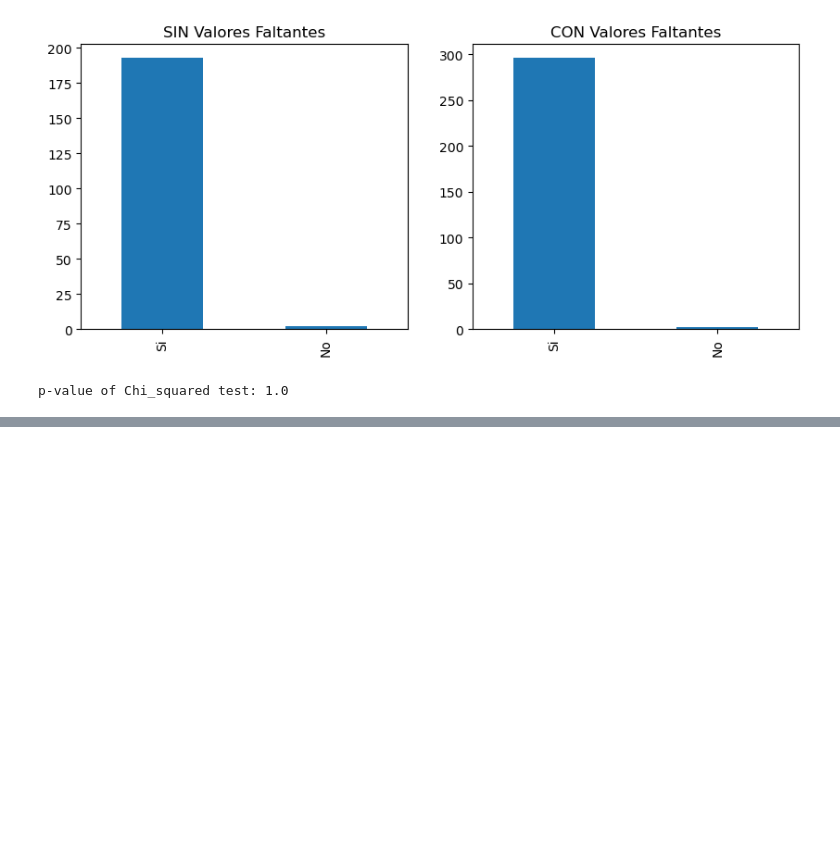
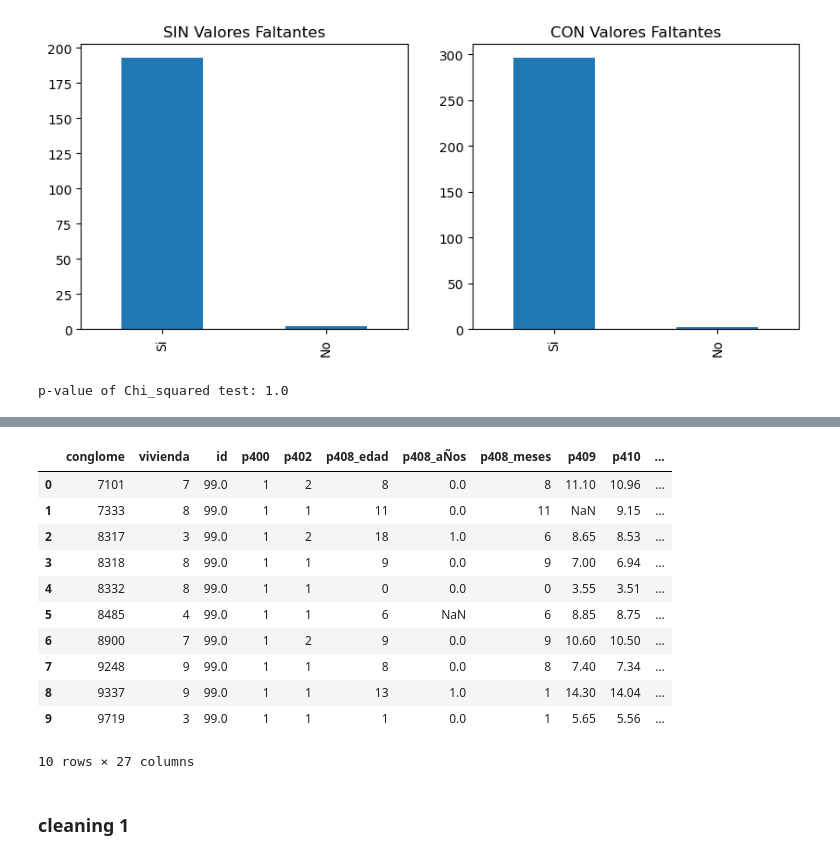
Before and after one commit to camilacod/Final_ACD, a Jupyter notebook: Transform.ipynb, the cells around one changed output, grey strips where cells are left out. Saved outputs shown, nothing was run; the diff lists cells and outputs as text; code cells hidden in the pictures; blank space fills up the shorter version.

```diff
--- a/Transform.ipynb
+++ b/Transform.ipynb
@@ -787,0 +933,4 @@ MCR
+# %%
+query_hem = 'select * from schema_nutri.res_sin_id_400'
+# %%
+data_hem = pd.read_sql_query(query_hem, conn)
@@ -787,0 +957,2 @@ MCR
+# %%
+data_merg_hem = pd.merge(data_hem, merged_data, on = ['conglome', 'vivienda', 'id'])
@@ -787,0 +979,17 @@ MCR
+# %%
+data_merg_hem.head(10)
+# %% [output]
+|  | conglome | vivienda | id | p400 | p402 | p408_edad | p408_aÑos | p408_meses | p409 | p410 | ... |
+| 0 | 7101 | 7 | 99.0 | 1 | 2 | 8 | 0.0 | 8 | 11.10 | 10.96 | ... |
+| 1 | 7333 | 8 | 99.0 | 1 | 1 | 11 | 0.0 | 11 | NaN | 9.15 | ... |
+| 2 | 8317 | 3 | 99.0 | 1 | 2 | 18 | 1.0 | 6 | 8.65 | 8.53 | ... |
+| 3 | 8318 | 8 | 99.0 | 1 | 1 | 9 | 0.0 | 9 | 7.00 | 6.94 | ... |
+| 4 | 8332 | 8 | 99.0 | 1 | 1 | 0 | 0.0 | 0 | 3.55 | 3.51 | ... |
+| 5 | 8485 | 4 | 99.0 | 1 | 1 | 6 | NaN | 6 | 8.85 | 8.75 | ... |
+| 6 | 8900 | 7 | 99.0 | 1 | 2 | 9 | 0.0 | 9 | 10.60 | 10.50 | ... |
+| 7 | 9248 | 9 | 99.0 | 1 | 1 | 8 | 0.0 | 8 | 7.40 | 7.34 | ... |
+| 8 | 9337 | 9 | 99.0 | 1 | 1 | 13 | 1.0 | 1 | 14.30 | 14.04 | ... |
+| 9 | 9719 | 3 | 99.0 | 1 | 1 | 1 | 0.0 | 1 | 5.65 | 5.56 | ... |
+10 rows × 27 columns
+# %% [markdown]
+### cleaning 1
```
Also changed, not shown: parts of 40 cells of this notebook, 4 other files.
